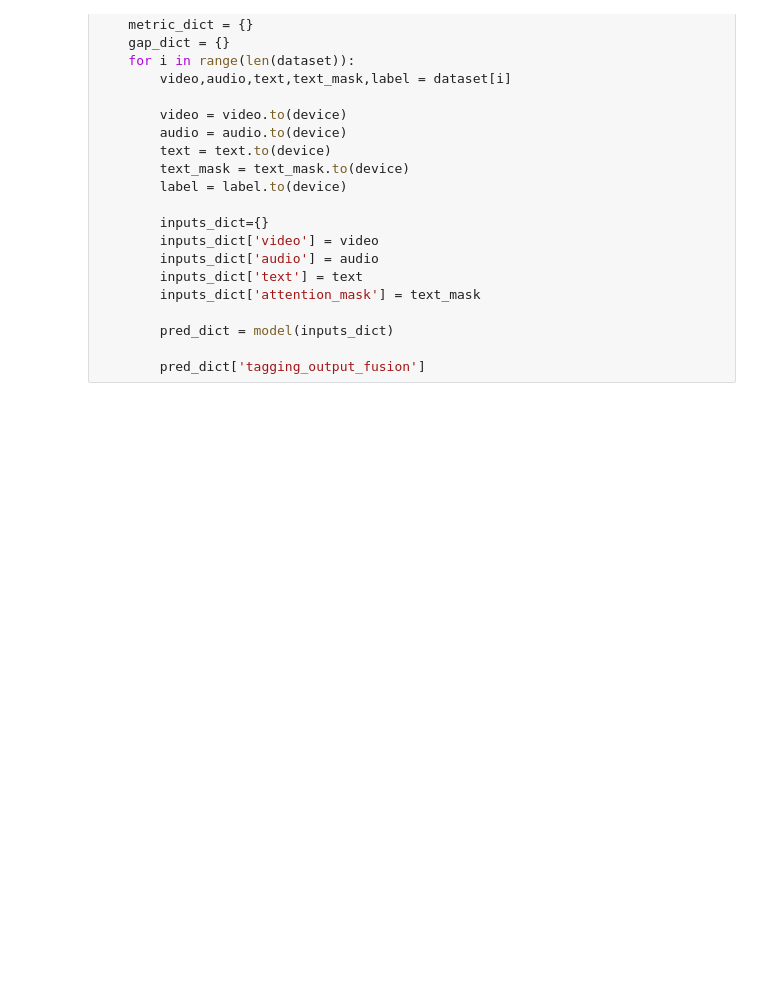
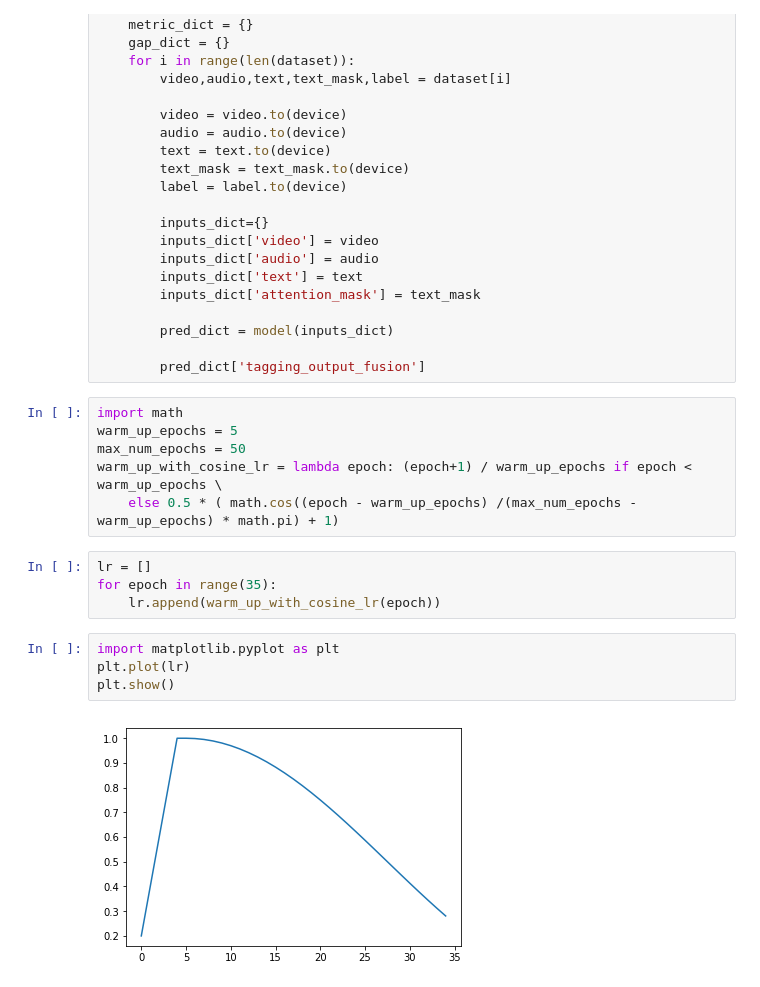
Before and after one commit to XIUXIUXIUBIUA/TAAC-2021, a Jupyter notebook: baseline.ipynb, the cells around one changed output. Drawn from its saved outputs; the diff is of its cells as text; blank space fills up the shorter version.

```diff
--- a/baseline.ipynb
+++ b/baseline.ipynb
@@ -296,3 +303,19 @@ def testing_loop(model, dataset,modal_name_list,device,epoch):
         pred_dict = model(inputs_dict)
 
         pred_dict['tagging_output_fusion']
+# %%
+import math
+warm_up_epochs = 5
+max_num_epochs = 50
+warm_up_with_cosine_lr = lambda epoch: (epoch+1) / warm_up_epochs if epoch < warm_up_epochs \
+    else 0.5 * ( math.cos((epoch - warm_up_epochs) /(max_num_epochs - warm_up_epochs) * math.pi) + 1)
+# %%
+lr = []
+for epoch in range(35):
+    lr.append(warm_up_with_cosine_lr(epoch))
+# %%
+import matplotlib.pyplot as plt
+plt.plot(lr)
+plt.show()
+# %% [output]
+[figure, added]
```
Also changed, not shown: parts of 3 cells of this notebook, 24 other files.
